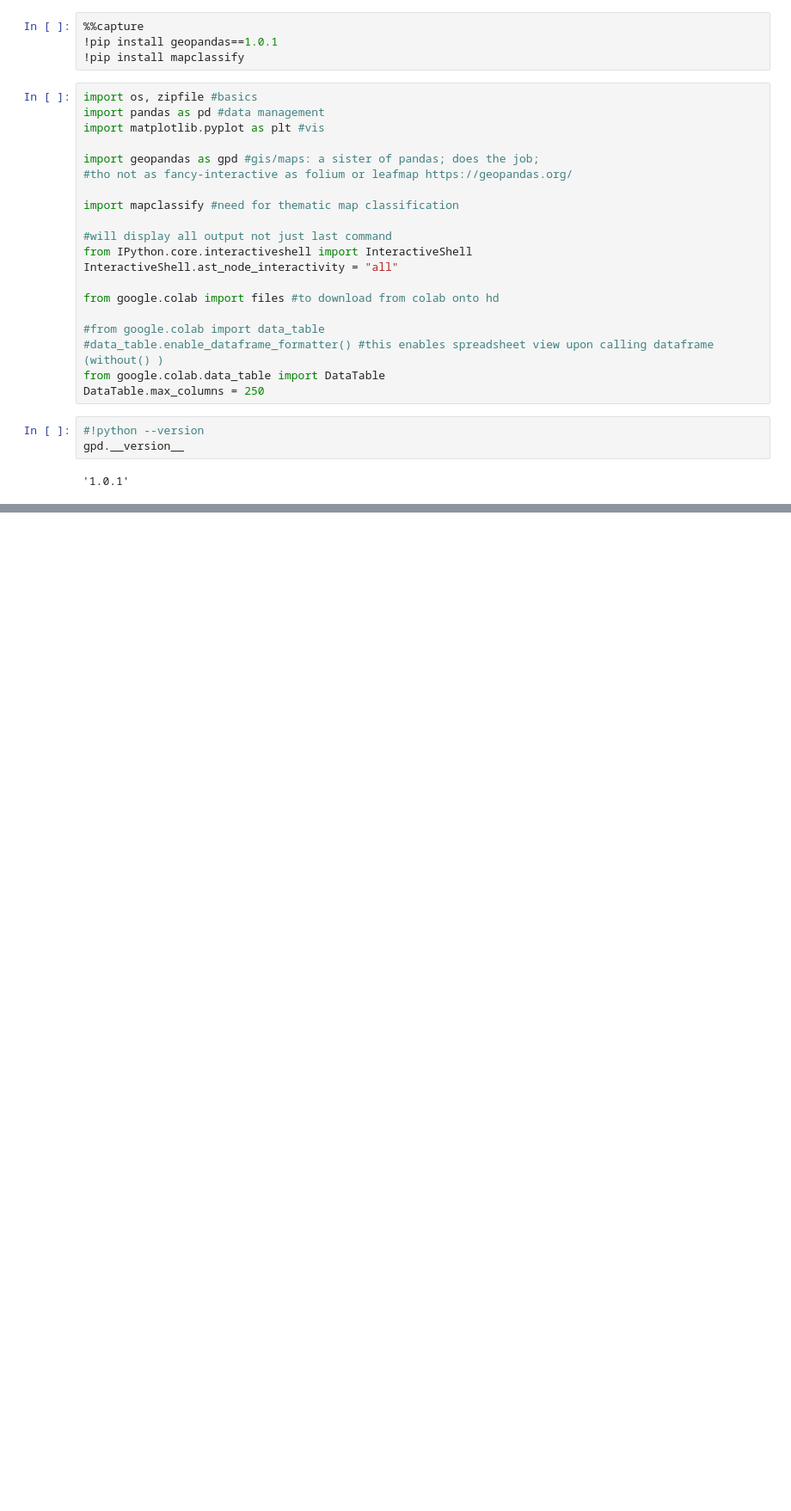
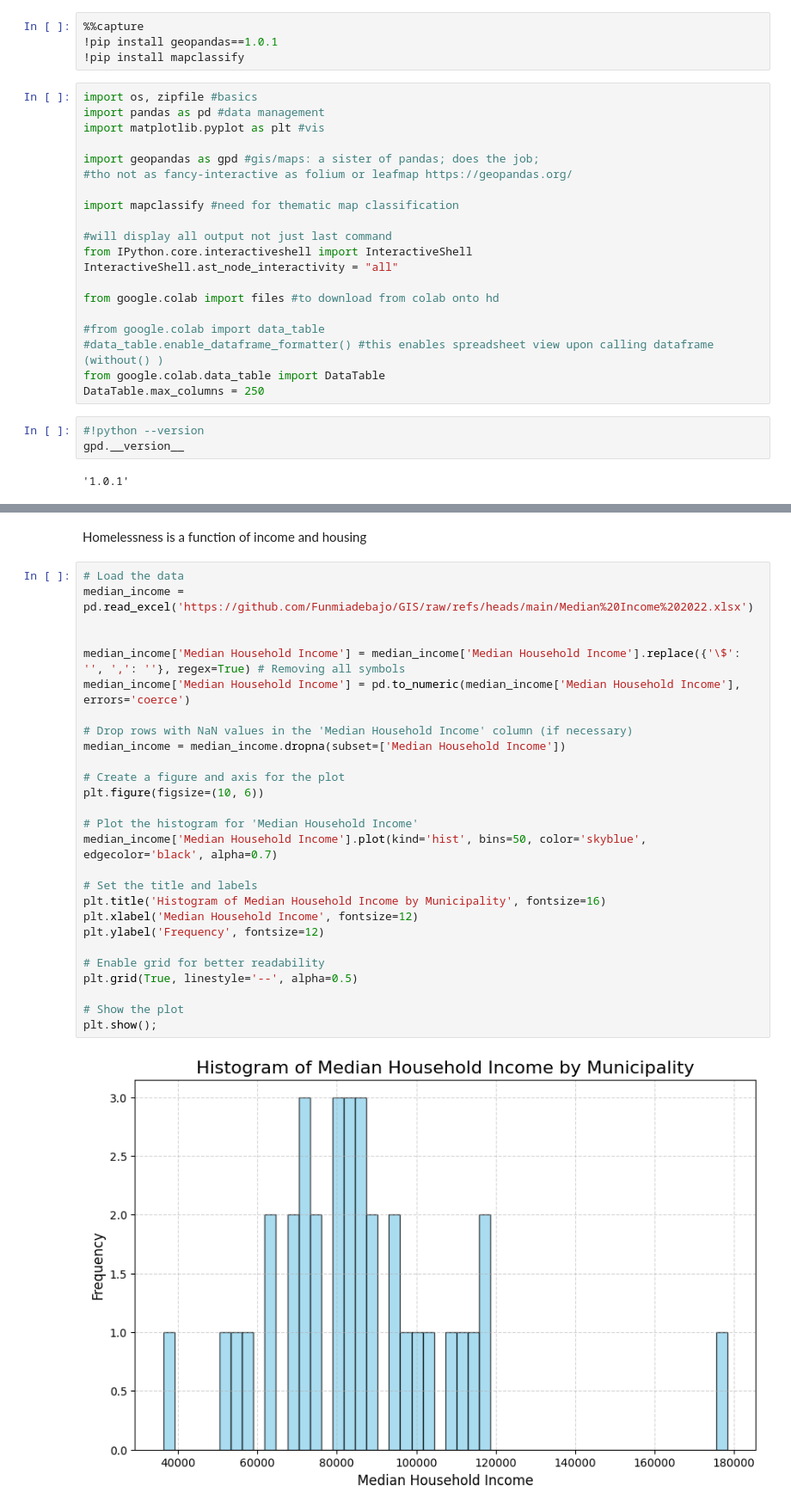
Before and after one commit to Funmiadebajo/GIS, a Jupyter notebook: PS3.ipynb, the cells around one changed output, grey strips where cells are left out. Shown: that part at 86% size. Drawn from its saved outputs; the diff is of its cells as text; blank space fills up the shorter version.

```diff
--- a/PS3.ipynb
+++ b/PS3.ipynb
@@ -428,0 +286,31 @@ MunSch=pd.read_excel('https://github.com/Funmiadebajo/GIS/raw/refs/heads/main/mu
+# %% [markdown]
+Homelessness is a function of income and housing
+# %%
+# Load the data
+median_income = pd.read_excel('https://github.com/Funmiadebajo/GIS/raw/refs/heads/main/Median%20Income%202022.xlsx')
+
+
+median_income['Median Household Income'] = median_income['Median Household Income'].replace({'\$': '', ',': ''}, regex=True) # Removing all symbols
+median_income['Median Household Income'] = pd.to_numeric(median_income['Median Household Income'], errors='coerce')
+
+# Drop rows with NaN values in the 'Median Household Income' column (if necessary)
+median_income = median_income.dropna(subset=['Median Household Income'])
+
+# Create a figure and axis for the plot
+plt.figure(figsize=(10, 6))
+
+# Plot the histogram for 'Median Household Income'
+median_income['Median Household Income'].plot(kind='hist', bins=50, color='skyblue', edgecolor='black', alpha=0.7)
+
+# Set the title and labels
+plt.title('Histogram of Median Household Income by Municipality', fontsize=16)
+plt.xlabel('Median Household Income', fontsize=12)
+plt.ylabel('Frequency', fontsize=12)
+
+# Enable grid for better readability
+plt.grid(True, linestyle='--', alpha=0.5)
+
+# Show the plot
+plt.show();
+# %% [output]
+[figure, added]
```
Also changed, not shown: parts of 32 cells of this notebook.
